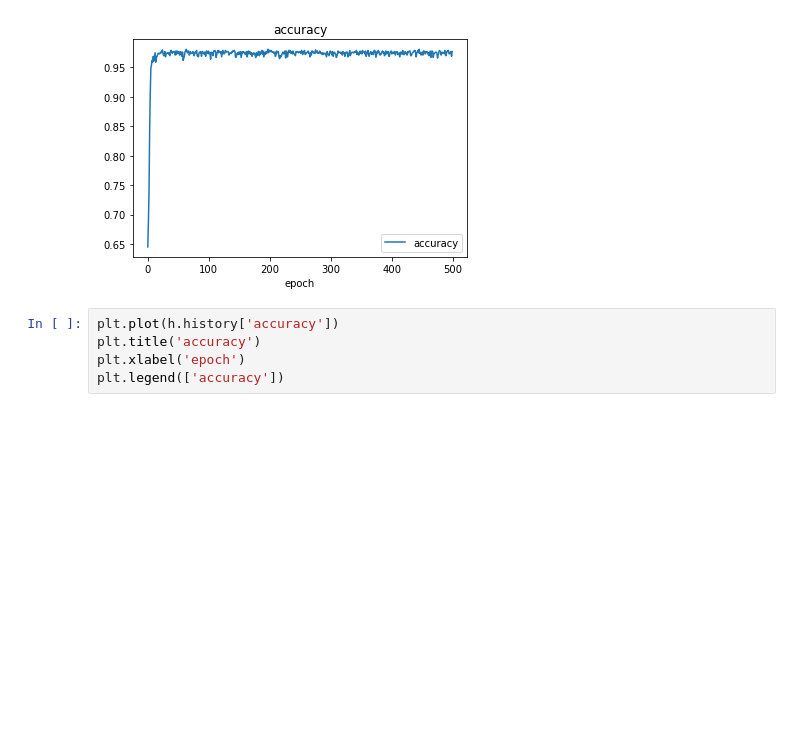
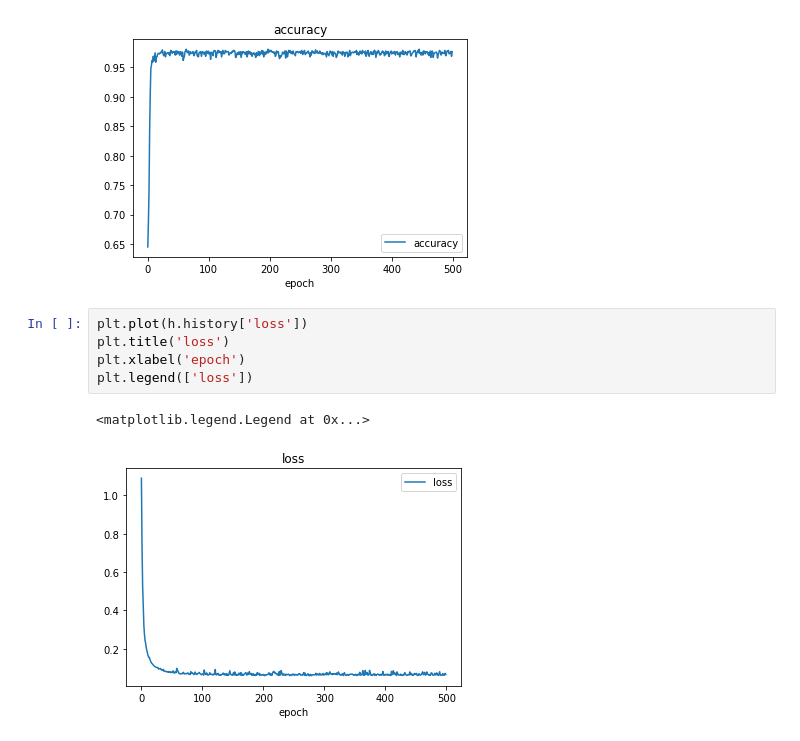
Before and after one commit to sunnyshahabuddin/Keras, a Jupyter notebook: Perceptron.ipynb, the cells around one changed output. Cells and saved outputs as stored; diff of their text form; blank space fills up the shorter version.

```diff
--- a/Perceptron.ipynb
+++ b/Perceptron.ipynb
@@ -55,7 +55,10 @@ plt.legend(['accuracy'])
 <matplotlib.legend.Legend at 0x...>
 [figure]
 # %%
-plt.plot(h.history['accuracy'])
-plt.title('accuracy')
+plt.plot(h.history['loss'])
+plt.title('loss')
 plt.xlabel('epoch')
-plt.legend(['accuracy'])
+plt.legend(['loss'])
+# %% [output]
+<matplotlib.legend.Legend at 0x...>
+[figure, added]
```
Also changed, not shown: parts of 3 cells of this notebook.
